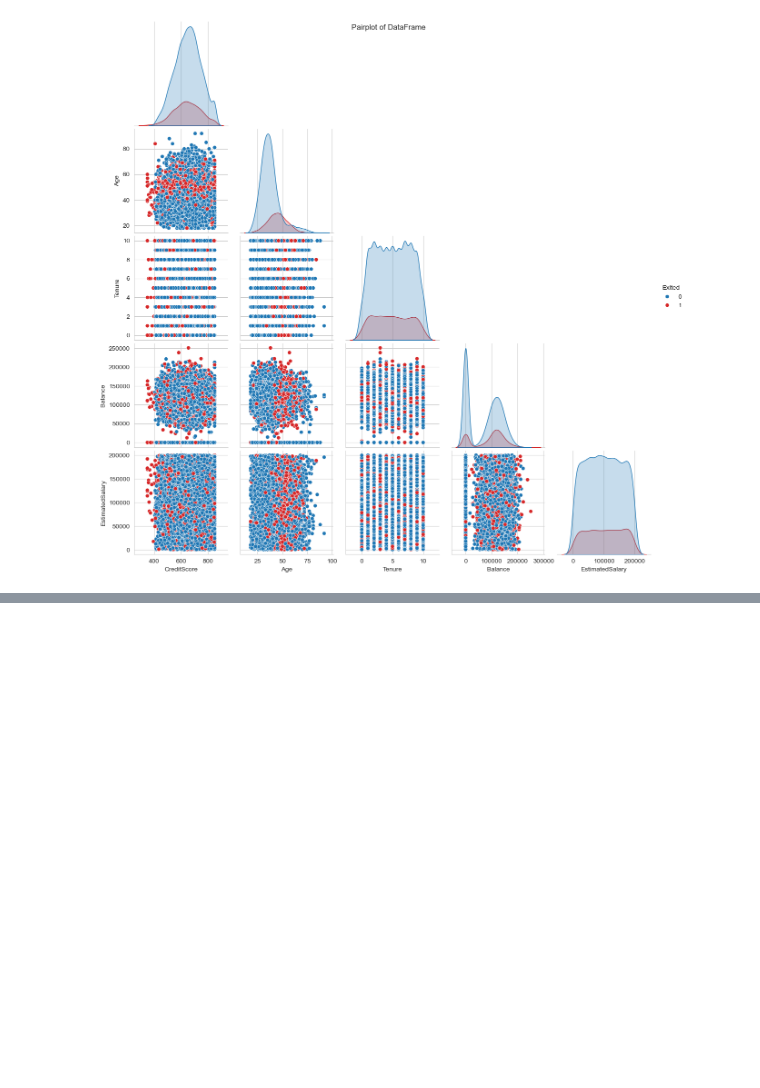
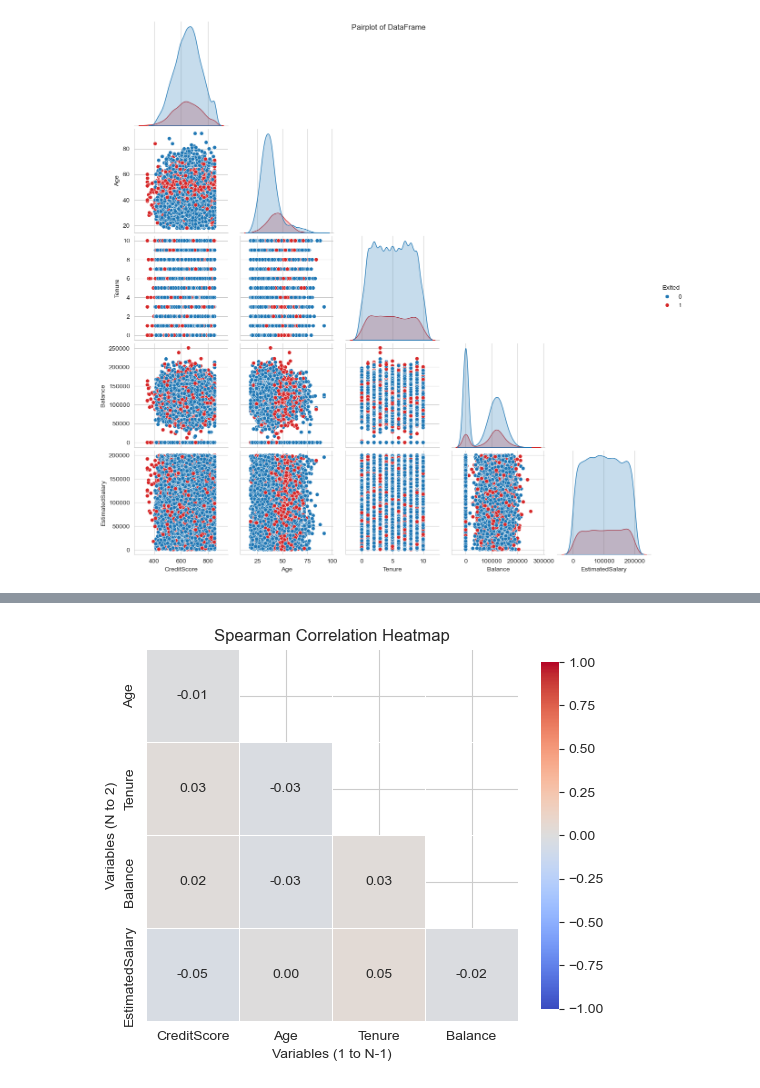
Before and after one commit to davexat/Customer_Churn_Predictor, a Jupyter notebook: notebooks/2.0_dsb_data_exploration.ipynb, the cells around one changed output, grey strips where cells are left out. Cells and saved outputs as stored; diff of their text form; code cells hidden in the pictures; blank space fills up the shorter version.

```diff
--- a/notebooks/2.0_dsb_data_exploration.ipynb
+++ b/notebooks/2.0_dsb_data_exploration.ipynb
@@ -393,0 +404,4 @@ plt.show()
+# %%
+plots.plot_correlation_heatmap(df_exited[num_vars], 'spearman')
+# %% [output]
+[figure, added]
```
Also changed, not shown: parts of 11 cells of this notebook.
